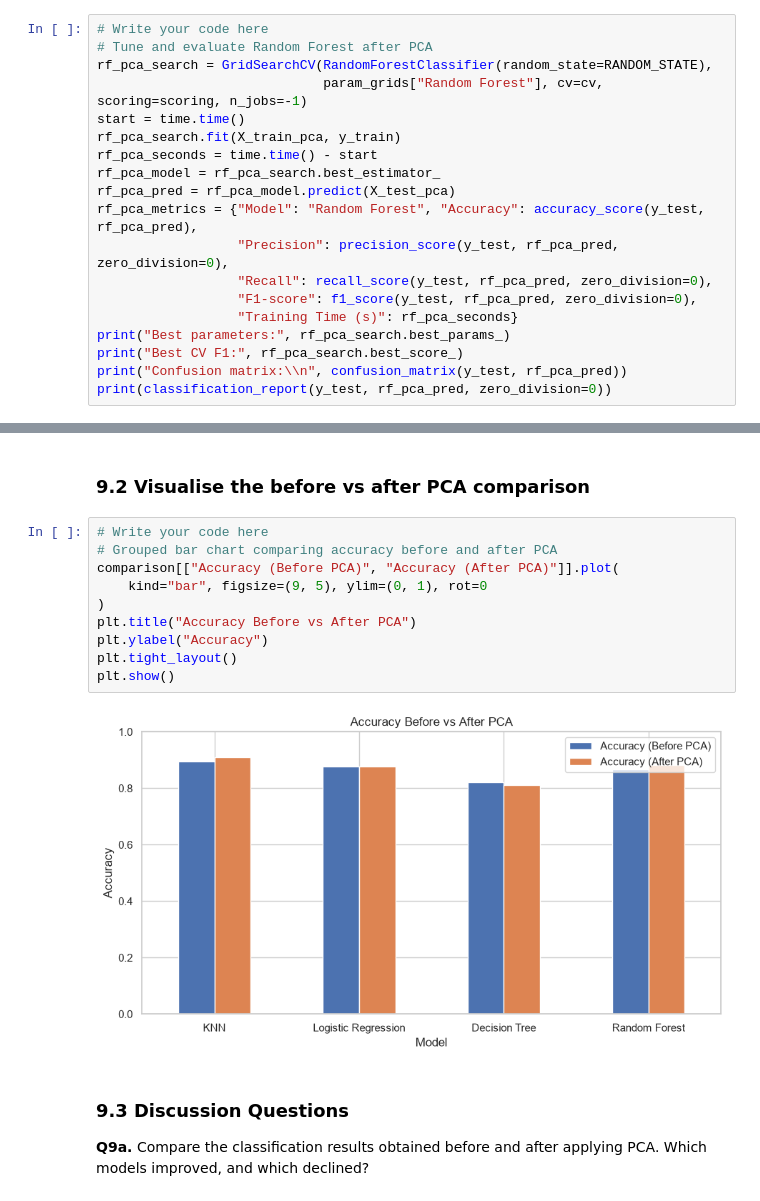
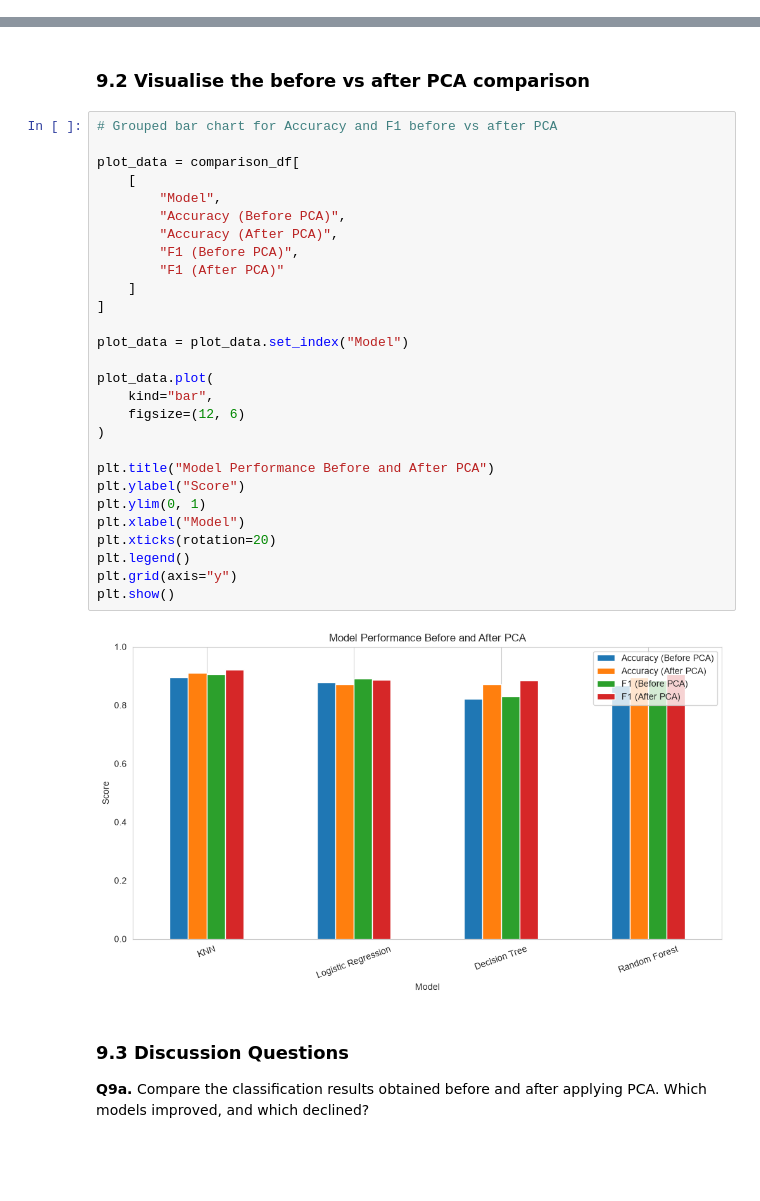
Before and after one commit to ddivya-c/DS-datascience, a Jupyter notebook: Lab 9/Heart_Disease_PCA_Assignment.ipynb, the cells around one changed output, grey strips where cells are left out. Saved outputs shown, nothing was run; the diff lists cells and outputs as text; blank space fills up the shorter version.

```diff
--- a/Lab 9/Heart_Disease_PCA_Assignment.ipynb
+++ b/Lab 9/Heart_Disease_PCA_Assignment.ipynb
@@ -1010,21 +1630,2 @@ weighted avg       0.81      0.81      0.81       180
 # %% [markdown]
 ### 8.4 Random Forest after PCA
-# %%
-# Write your code here
-# Tune and evaluate Random Forest after PCA
-rf_pca_search = GridSearchCV(RandomForestClassifier(random_state=RANDOM_STATE),
-                             param_grids["Random Forest"], cv=cv, scoring=scoring, n_jobs=-1)
-start = time.time()
-rf_pca_search.fit(X_train_pca, y_train)
-rf_pca_seconds = time.time() - start
-rf_pca_model = rf_pca_search.best_estimator_
-rf_pca_pred = rf_pca_model.predict(X_test_pca)
-rf_pca_metrics = {"Model": "Random Forest", "Accuracy": accuracy_score(y_test, rf_pca_pred),
-                  "Precision": precision_score(y_test, rf_pca_pred, zero_division=0),
-                  "Recall": recall_score(y_test, rf_pca_pred, zero_division=0),
-                  "F1-score": f1_score(y_test, rf_pca_pred, zero_division=0),
-                  "Training Time (s)": rf_pca_seconds}
-print("Best parameters:", rf_pca_search.best_params_)
-print("Best CV F1:", rf_pca_search.best_score_)
-print("Confusion matrix:\\n", confusion_matrix(y_test, rf_pca_pred))
-print(classification_report(y_test, rf_pca_pred, zero_division=0))
@@ -1114,17 +1837,35 @@ display(comparison.round(4))
 # %% [markdown]
 ### 9.2 Visualise the before vs after PCA comparison
 # %%
-# Write your code here
-# Grouped bar chart comparing accuracy before and after PCA
-comparison[["Accuracy (Before PCA)", "Accuracy (After PCA)"]].plot(
-    kind="bar", figsize=(9, 5), ylim=(0, 1), rot=0
+# Grouped bar chart for Accuracy and F1 before vs after PCA
+
+plot_data = comparison_df[
+    [
+        "Model",
+        "Accuracy (Before PCA)",
+        "Accuracy (After PCA)",
+        "F1 (Before PCA)",
+        "F1 (After PCA)"
+    ]
+]
+
+plot_data = plot_data.set_index("Model")
+
+plot_data.plot(
+    kind="bar",
+    figsize=(12, 6)
 )
-plt.title("Accuracy Before vs After PCA")
-plt.ylabel("Accuracy")
-plt.tight_layout()
+
+plt.title("Model Performance Before and After PCA")
+plt.ylabel("Score")
+plt.ylim(0, 1)
+plt.xlabel("Model")
+plt.xticks(rotation=20)
+plt.legend()
+plt.grid(axis="y")
 plt.show()
 # %% [output]
-[figure, old version]
+[figure, new version]
 # %% [markdown]
 ### 9.3 Discussion Questions
 
```
Also changed, not shown: parts of 91 cells of this notebook.
